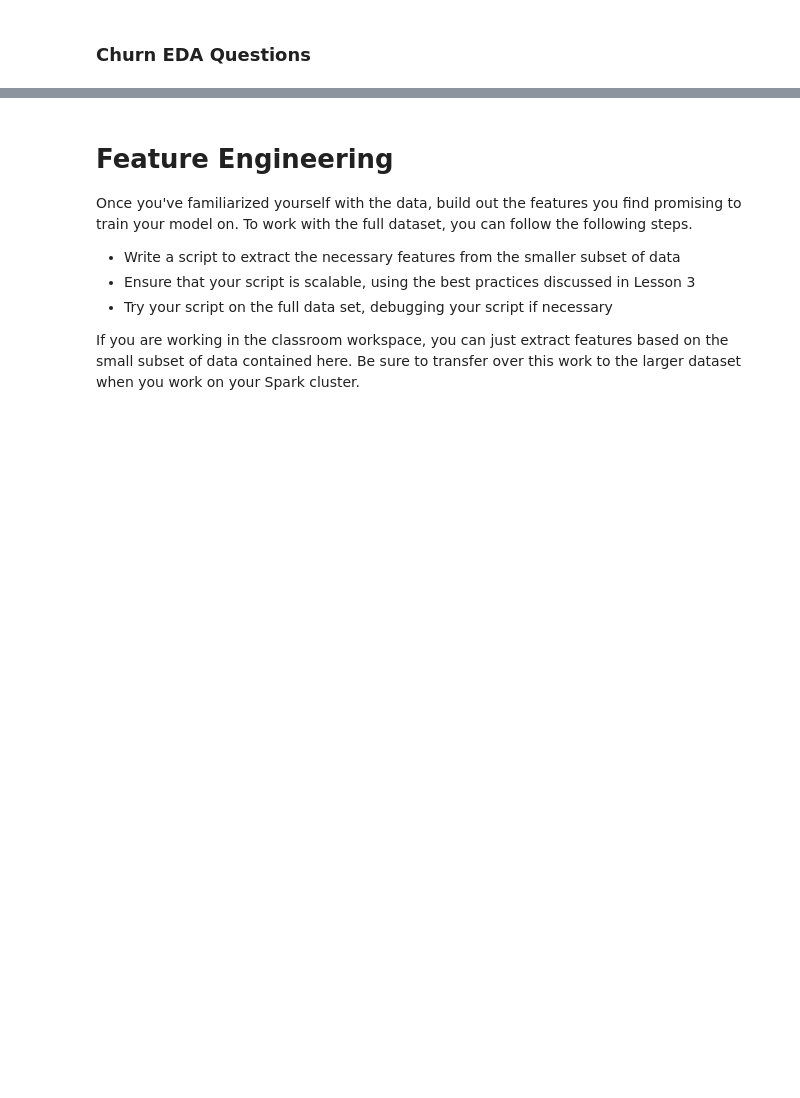
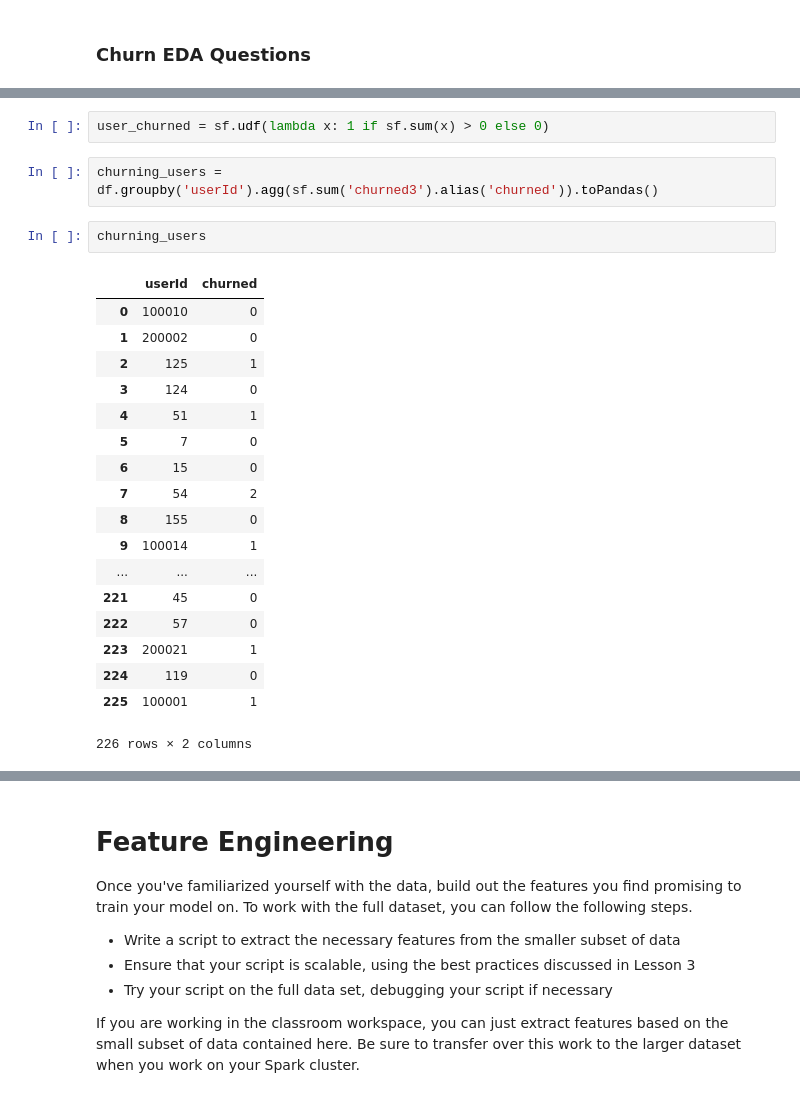
Before and after one commit to tarcisobraz/sparkify-churn-prediction, a Jupyter notebook: Sparkify.ipynb, the cells around one changed output, grey strips where cells are left out. Cells and saved outputs as stored; diff of their text form; blank space fills up the shorter version.

```diff
--- a/Sparkify.ipynb
+++ b/Sparkify.ipynb
@@ -393,0 +517,25 @@ Once you've defined churn, perform some exploratory data analysis to observe the
+# %%
+user_churned = sf.udf(lambda x: 1 if sf.sum(x) > 0 else 0)
+# %%
+churning_users = df.groupby('userId').agg(sf.sum('churned3').alias('churned')).toPandas()
+# %%
+churning_users
+# %% [output]
+|  | userId | churned |
+| 0 | 100010 | 0 |
+| 1 | 200002 | 0 |
+| 2 | 125 | 1 |
+| 3 | 124 | 0 |
+| 4 | 51 | 1 |
+| 5 | 7 | 0 |
+| 6 | 15 | 0 |
+| 7 | 54 | 2 |
+| 8 | 155 | 0 |
+| 9 | 100014 | 1 |
+| ... | ... | ... |
+| 221 | 45 | 0 |
+| 222 | 57 | 0 |
+| 223 | 200021 | 1 |
+| 224 | 119 | 0 |
+| 225 | 100001 | 1 |
+226 rows × 2 columns
```
Also changed, not shown: parts of 23 cells of this notebook.
